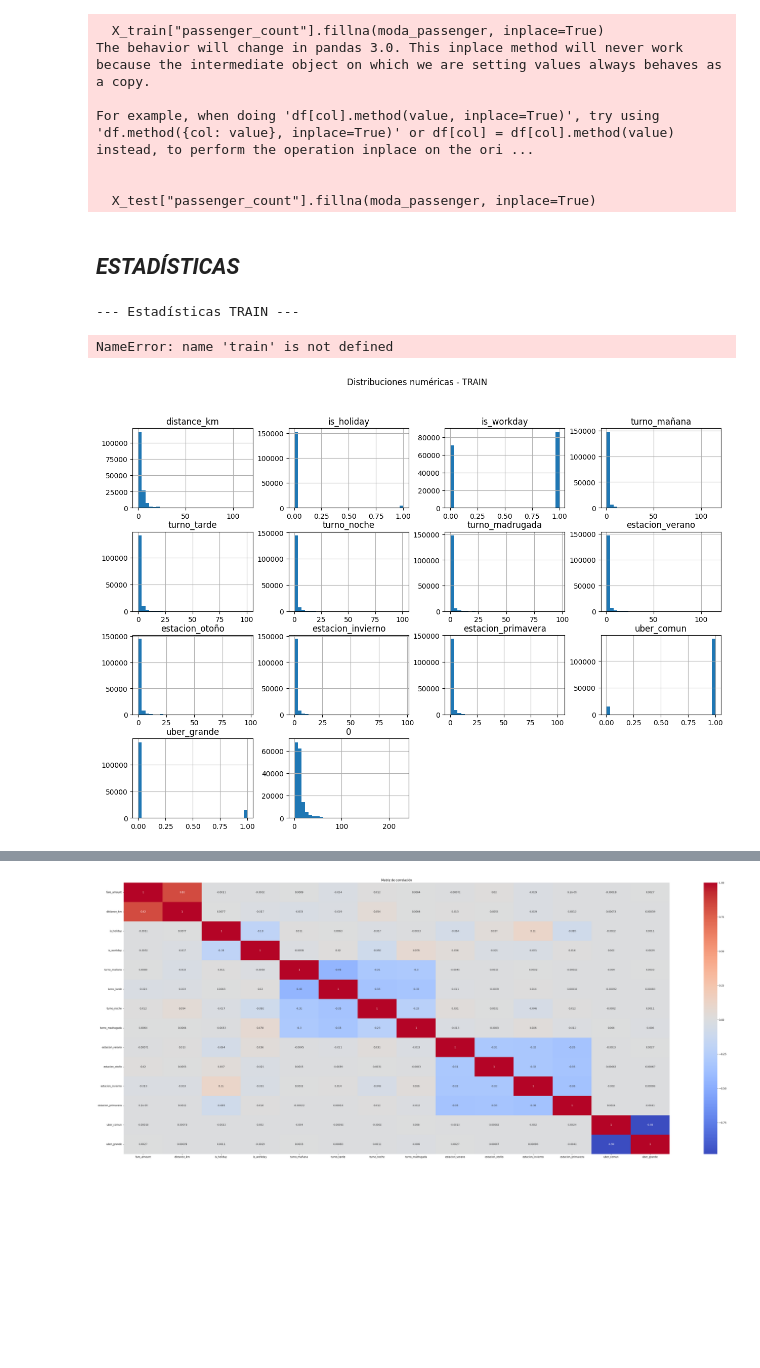
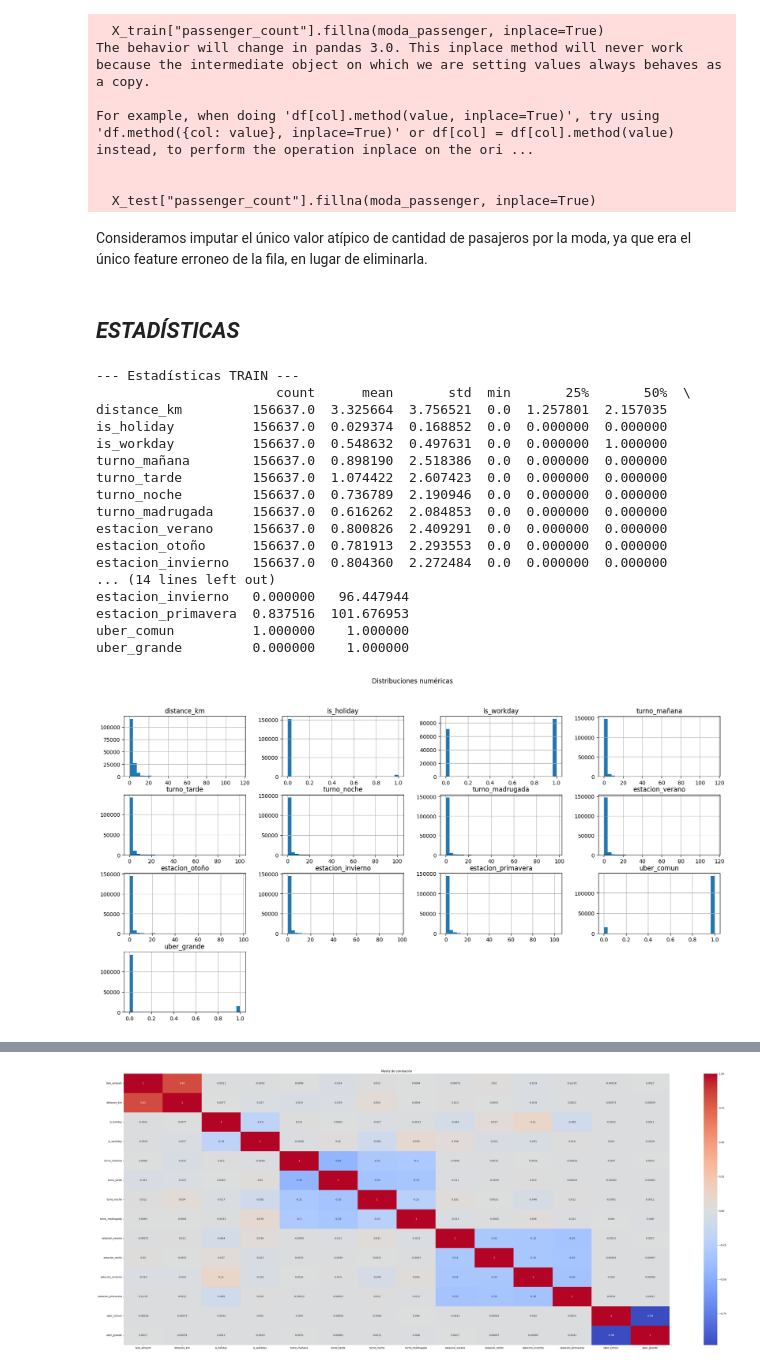
Before and after one commit to Flormezzano/TP-Regresion-AA1-2025C2-Mezzano-Perez-Tapia, a Jupyter notebook: TP-Regresion-AA1-2025C2-Mezzano-Pérez-Tapia.ipynb, the cells around one changed output, grey strips where cells are left out. Saved outputs shown, nothing was run; the diff lists cells and outputs as text; code cells hidden in the pictures; blank space fills up the shorter version.

```diff
--- a/TP-Regresion-AA1-2025C2-Mezzano-Pérez-Tapia.ipynb
+++ b/TP-Regresion-AA1-2025C2-Mezzano-Pérez-Tapia.ipynb
@@ -597,24 +631,38 @@ For example, when doing 'df[col].method(value, inplace=True)', try using 'df.met
 
 
   X_test["passenger_count"].fillna(moda_passenger, inplace=True)
+# %% [markdown]
+Consideramos imputar el único valor atípico de cantidad de pasajeros por la moda, ya que era el único feature erroneo de la fila, en lugar de eliminarla.
 # %% [markdown]
 ## _ESTADÍSTICAS_
 # %%
 print("\n--- Estadísticas TRAIN ---")
-print(train.describe(include="all").transpose())
-
-print("\n--- Estadísticas TEST ---")
-print(test.describe(include="all").transpose())
+print(X_train.describe(include="all").transpose())
 # %% [output]
 --- Estadísticas TRAIN ---
+                       count      mean       std  min       25%       50%  \
+distance_km         156637.0  3.325664  3.756521  0.0  1.257801  2.157035
+is_holiday          156637.0  0.029374  0.168852  0.0  0.000000  0.000000
+is_workday          156637.0  0.548632  0.497631  0.0  0.000000  1.000000
+turno_mañana        156637.0  0.898190  2.518386  0.0  0.000000  0.000000
+turno_tarde         156637.0  1.074422  2.607423  0.0  0.000000  0.000000
+turno_noche         156637.0  0.736789  2.190946  0.0  0.000000  0.000000
+turno_madrugada     156637.0  0.616262  2.084853  0.0  0.000000  0.000000
+estacion_verano     156637.0  0.800826  2.409291  0.0  0.000000  0.000000
+estacion_otoño      156637.0  0.781913  2.293553  0.0  0.000000  0.000000
+estacion_invierno   156637.0  0.804360  2.272484  0.0  0.000000  0.000000
+... (14 lines left out)
+estacion_invierno   0.000000   96.447944
+estacion_primavera  0.837516  101.676953
+uber_comun          1.000000    1.000000
+uber_grande         0.000000    1.000000
-NameError: name 'train' is not defined
 # %%
 # Histogramas de variables numéricas
-num_cols = train.select_dtypes(include=["int64", "float64"]).columns
-train[num_cols].hist(bins=30, figsize=(15, 10))
-plt.suptitle("Distribuciones numéricas - TRAIN")
+num_cols = X_train.select_dtypes(include=["int64", "float64"]).columns
+X_train[num_cols].hist(bins=30, figsize=(20,10))
+plt.suptitle("Distribuciones numéricas")
 plt.show()
 # %% [output]
-[figure, old version]
+[figure, new version]
 # %%
 
```
Also changed, not shown: parts of 74 cells of this notebook.
